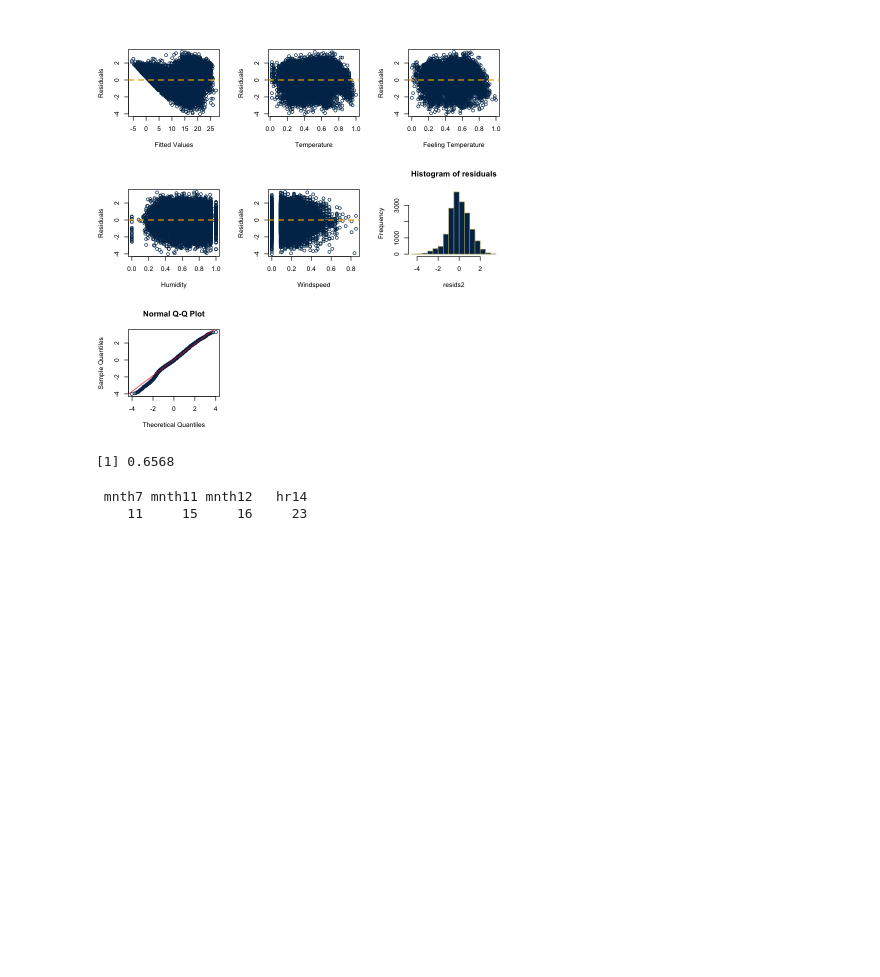
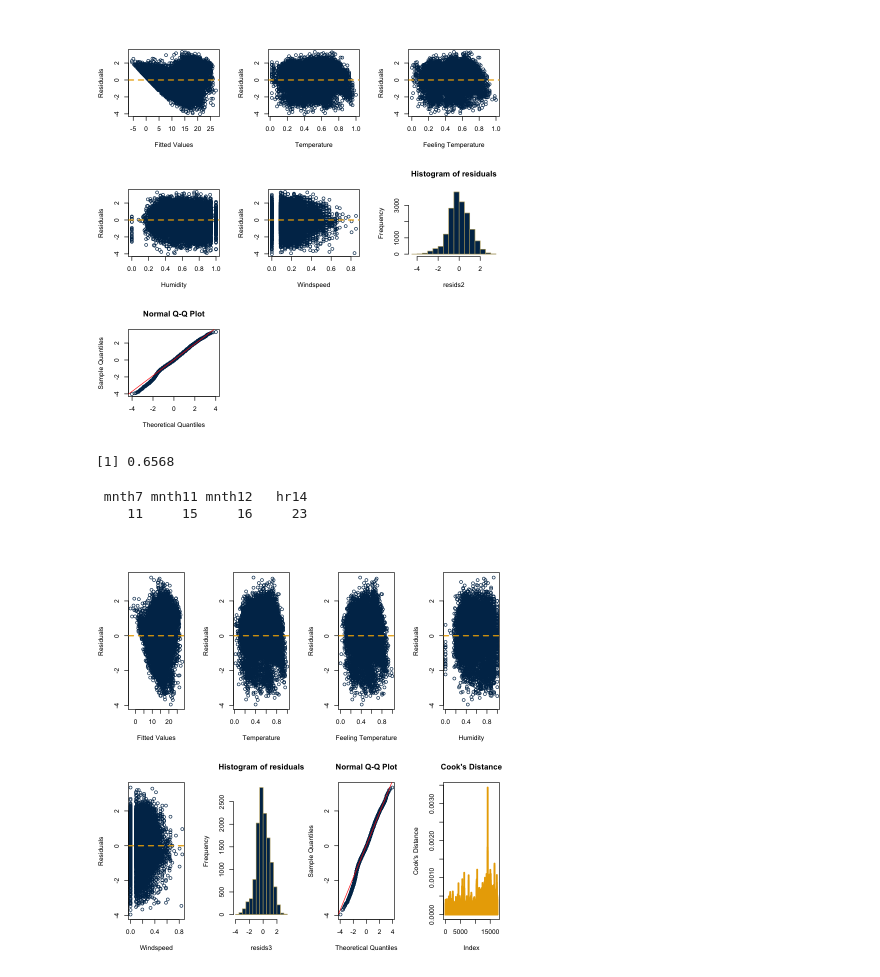
Before and after one commit to Ken-Huh/sat-exam, a Jupyter notebook: Untitled.ipynb, the cells around one changed output. Saved outputs shown, nothing was run; the diff lists cells and outputs as text; code cells hidden in the pictures; blank space fills up the shorter version.

```diff
--- a/Untitled.ipynb
+++ b/Untitled.ipynb
@@ -379,3 +379,76 @@ print(which(summary(model3)$coeff[, 4] > 0.05))
 [1] 0.6568
  mnth7 mnth11 mnth12   hr14
     11     15     16     23
+# %%
+# Extract the standardized residuals.
+resids3 <- rstandard(model3)
+fits3 <- model3$fitted
+
+par(mfrow = c(2, 4))
+# Constant variance assumption.
+plot(fits3, resids3,
+    xlab = "Fitted Values",
+    ylab = "Residuals",
+    main = "",
+    col = gtblue)
+abline(0, 0,
+    col = buzzgold,
+    lty = 2, lwd = 2)
+
+# Plot the standardized residuals against predictors.
+plot(data_red$temp, resids3,
+    xlab = "Temperature",
+    ylab = "Residuals",
+    main = "",
+    col = gtblue)
+abline(0, 0,
+    col = buzzgold,
+    lty = 2, lwd = 2)
+plot(data_red$atemp, resids3,
+    xlab = "Feeling Temperature",
+    ylab = "Residuals",
+    main = "",
+    col = gtblue)
+abline(0, 0,
+    col = buzzgold,
+    lty = 2, lwd = 2)
+plot(data_red$hum, resids3,
+    xlab = "Humidity",
+    ylab = "Residuals",
+    main = "",
+    col = gtblue)
+abline(0, 0,
+    col = buzzgold,
+    lty = 2, lwd = 2)
+plot(data_red$windspeed, resids3,
+    xlab = "Windspeed",
+    ylab = "Residuals",
+    main = "",
+    col = gtblue)
+abline(0, 0,
+    col = buzzgold,
+    lty = 2, lwd = 2)
+
+# Plot histogram of std residuals.
+hist(resids3,
+    nclass = 20,
+    col = gtblue,
+    border = techgold,
+    main = "Histogram of residuals")
+
+# QQ plot of std residuals.
+qqnorm(resids3,
+    col = gtblue)
+qqline(resids3,
+    col = "red")
+
+# Cook’s distance.
+cook3 <- cooks.distance(model1)
+plot(cook3,
+    type = "h",
+    lwd = 3,
+    col = buzzgold,
+    ylab = "Cook's Distance",
+    main = "Cook's Distance")
+# %% [output]
+[figure, added]
```
Also changed, not shown: parts of 4 cells of this notebook, 1 other file.
